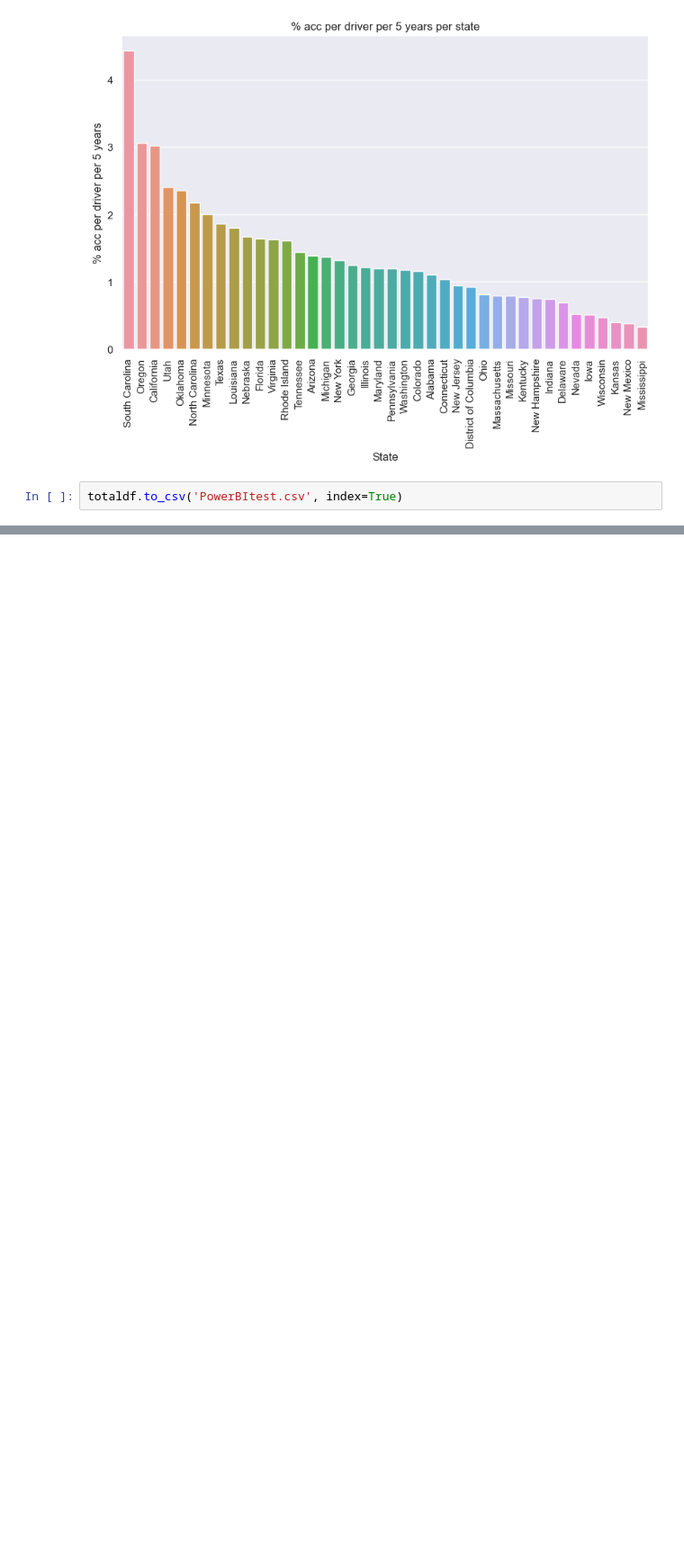
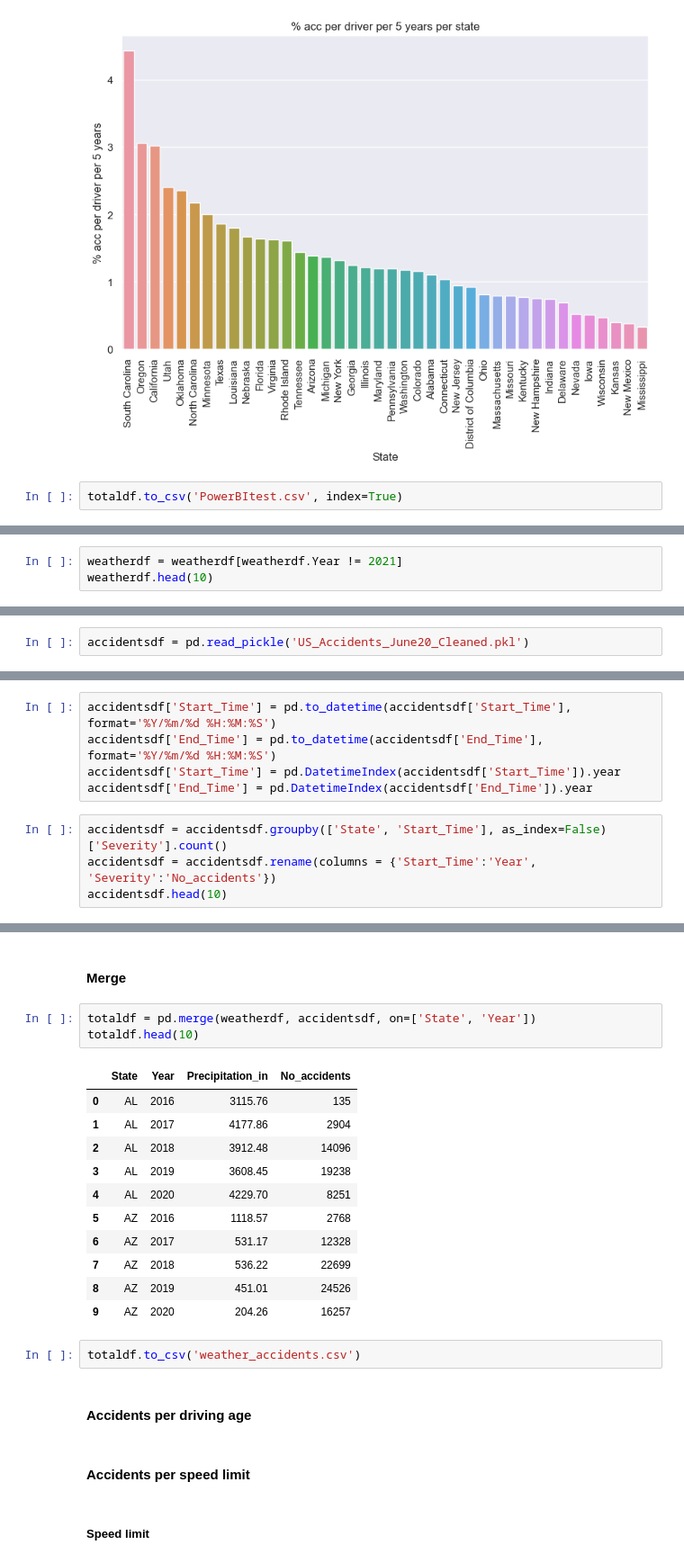
Before and after one commit to maxvangalen/WT-Data, a Jupyter notebook: SpeedLimit.ipynb, the cells around one changed output, grey strips where cells are left out. Shown: that part at 90% size. Cells and saved outputs as stored; diff of their text form; blank space fills up the shorter version.

```diff
--- a/SpeedLimit.ipynb
+++ b/SpeedLimit.ipynb
@@ -199,0 +232,3 @@ ImportError: html5lib not found, please install it
+# %%
+weatherdf = weatherdf[weatherdf.Year != 2021]
+weatherdf.head(10)
@@ -199,0 +249,2 @@ ImportError: html5lib not found, please install it
+# %%
+accidentsdf = pd.read_pickle('US_Accidents_June20_Cleaned.pkl')
@@ -199,0 +258,9 @@ ImportError: html5lib not found, please install it
+# %%
+accidentsdf['Start_Time'] = pd.to_datetime(accidentsdf['Start_Time'], format='%Y/%m/%d %H:%M:%S')
+accidentsdf['End_Time'] = pd.to_datetime(accidentsdf['End_Time'], format='%Y/%m/%d %H:%M:%S')
+accidentsdf['Start_Time'] = pd.DatetimeIndex(accidentsdf['Start_Time']).year
+accidentsdf['End_Time'] = pd.DatetimeIndex(accidentsdf['End_Time']).year
+# %%
+accidentsdf = accidentsdf.groupby(['State', 'Start_Time'], as_index=False)['Severity'].count()
+accidentsdf = accidentsdf.rename(columns = {'Start_Time':'Year', 'Severity':'No_accidents'})
+accidentsdf.head(10)
@@ -199,0 +279,25 @@ ImportError: html5lib not found, please install it
+# %% [markdown]
+#### Merge
+# %%
+totaldf = pd.merge(weatherdf, accidentsdf, on=['State', 'Year'])
+totaldf.head(10)
+# %% [output]
+|  | State | Year | Precipitation_in | No_accidents |
+| 0 | AL | 2016 | 3115.76 | 135 |
+| 1 | AL | 2017 | 4177.86 | 2904 |
+| 2 | AL | 2018 | 3912.48 | 14096 |
+| 3 | AL | 2019 | 3608.45 | 19238 |
+| 4 | AL | 2020 | 4229.70 | 8251 |
+| 5 | AZ | 2016 | 1118.57 | 2768 |
+| 6 | AZ | 2017 | 531.17 | 12328 |
+| 7 | AZ | 2018 | 536.22 | 22699 |
+| 8 | AZ | 2019 | 451.01 | 24526 |
+| 9 | AZ | 2020 | 204.26 | 16257 |
+# %%
+totaldf.to_csv('weather_accidents.csv')
+# %% [markdown]
+#### Accidents per driving age
+# %% [markdown]
+#### Accidents per speed limit
+# %% [markdown]
+##### Speed limit
```
Also changed, not shown: parts of 28 cells of this notebook.
